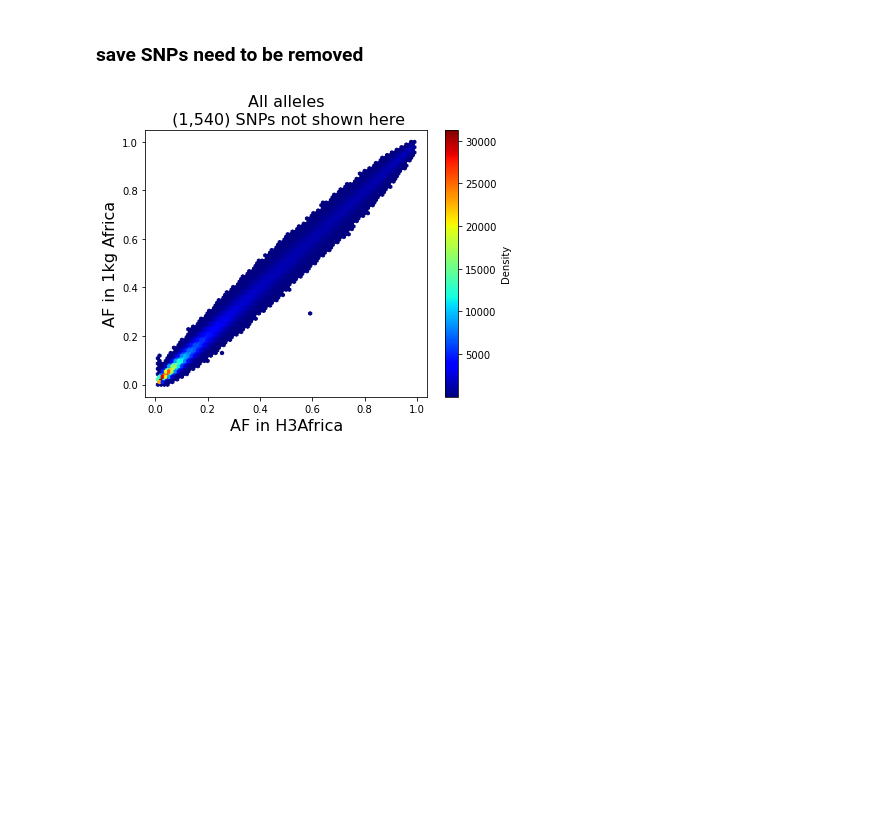
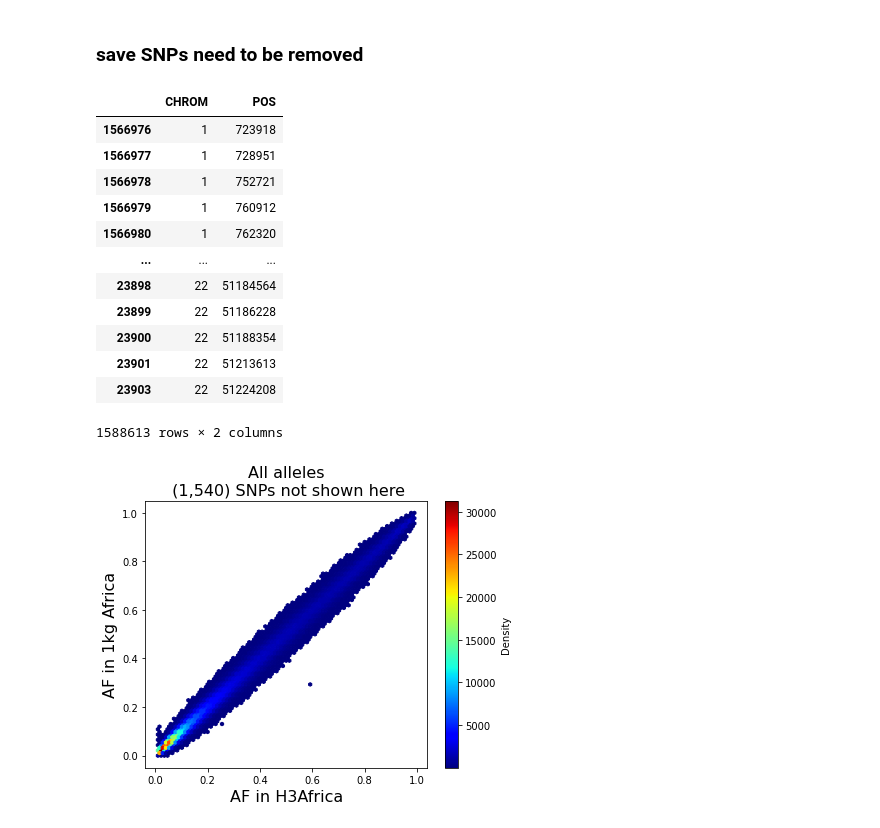
Before and after one commit to yli091230/AWIGEN_TRs, a Jupyter notebook: notebooks/plinkVcf_quality_check/converted_vcf_quality_check.ipynb, the cells around one changed output. Drawn from its saved outputs; the diff is of its cells as text; code cells hidden in the pictures; blank space fills up the shorter version.

```diff
--- a/notebooks/plinkVcf_quality_check/converted_vcf_quality_check.ipynb
+++ b/notebooks/plinkVcf_quality_check/converted_vcf_quality_check.ipynb
@@ -203,3 +207,19 @@ fig.tight_layout()
+# %%
+ merged_filter_final[af_diff_filter ][["CHROM","POS"]].sort_values(by=["CHROM","POS"]).reset_index().loc[range(66800,66810)]
+# %% [output]
+|  | CHROM | POS |
+| 1566976 | 1 | 723918 |
+| 1566977 | 1 | 728951 |
+| 1566978 | 1 | 752721 |
+| 1566979 | 1 | 760912 |
+| 1566980 | 1 | 762320 |
+| ... | ... | ... |
+| 23898 | 22 | 51184564 |
+| 23899 | 22 | 51186228 |
+| 23900 | 22 | 51188354 |
+| 23901 | 22 | 51213613 |
+| 23903 | 22 | 51224208 |
+1588613 rows × 2 columns
 # %%
 min_num = 5
 
```
Also changed, not shown: parts of 10 cells of this notebook, 5 other files.
